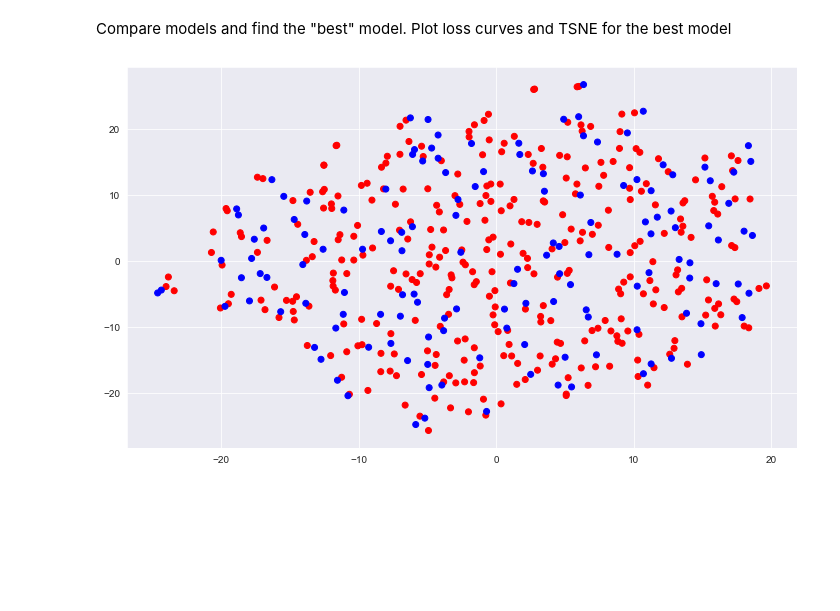
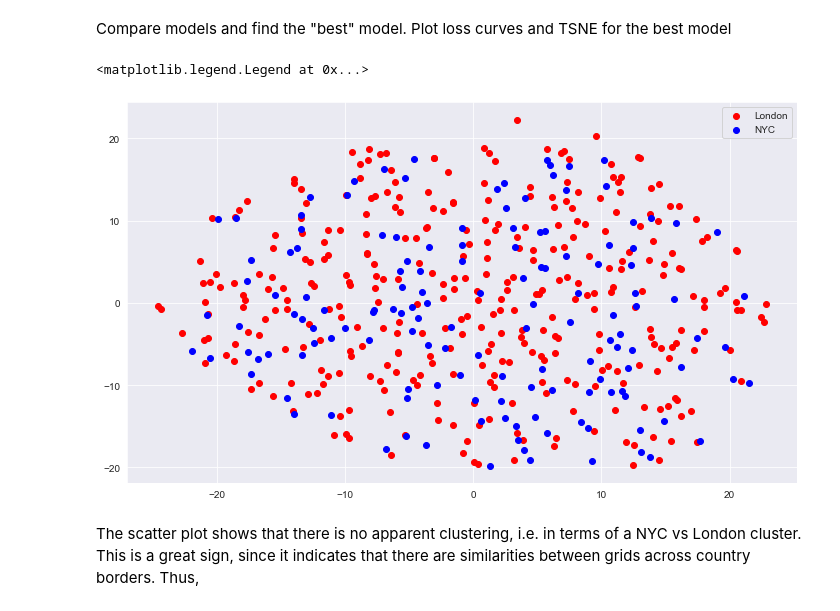
Before and after one commit to jesperhauch/GoogleLocalReviews, a Jupyter notebook: SpaceEmbeddings.ipynb, the cells around one changed output. Drawn from its saved outputs; the diff is of its cells as text; code cells hidden in the pictures; blank space fills up the shorter version.

```diff
--- a/SpaceEmbeddings.ipynb
+++ b/SpaceEmbeddings.ipynb
@@ -332,12 +322,20 @@ for i in range(y_pred.shape[1]):
-# %%
-from sklearn.manifold import TSNE
-embeddings = model.layers[1].get_weights()[0]
-colors = (df.Grid.str.startswith("L")*1).values
-colors = ["red" if i==1 else "blue" for i in colors]
-X_emb = TSNE(n_components=2, learning_rate="auto", init="random").fit_transform(embeddings)
-
-plt.figure(figsize=(12,7))
-plt.scatter(X_emb[:, 0], X_emb[:, 1], color=colors);
-# make legend
-# %% [output]
-[figure, removed]
+# %%
+from tensorflow import keras
+model = keras.models.load_model("models/continuous_model")
+# %%
+from sklearn.manifold import TSNE
+# Apply TSNE to lower dimension of embeddings
+embeddings = model.layers[1].get_weights()[0]
+X_emb = TSNE(n_components=2, learning_rate="auto", init="random").fit_transform(embeddings)
+
+# Find index of London and NYC grids for scatter plot
+london_idx = np.where((df.Grid.str.startswith("L")*1).values==1)
+nyc_idx = np.where((df.Grid.str.startswith("N")*1).values==1)
+plt.scatter(X_emb[london_idx, 0], X_emb[london_idx, 1], color="red", label="London")
+plt.scatter(X_emb[nyc_idx, 0], X_emb[nyc_idx, 1], color="blue", label="NYC")
+plt.legend()
+# %% [output]
+<matplotlib.legend.Legend at 0x...>
+[figure, added]
+# %% [markdown]
+The scatter plot shows that there is no apparent clustering, i.e. in terms of a NYC vs London cluster. This is a great sign, since it indicates that there are similarities between grids across country borders. Thus,
```
Also changed, not shown: parts of 4 cells of this notebook, 2 other files.
